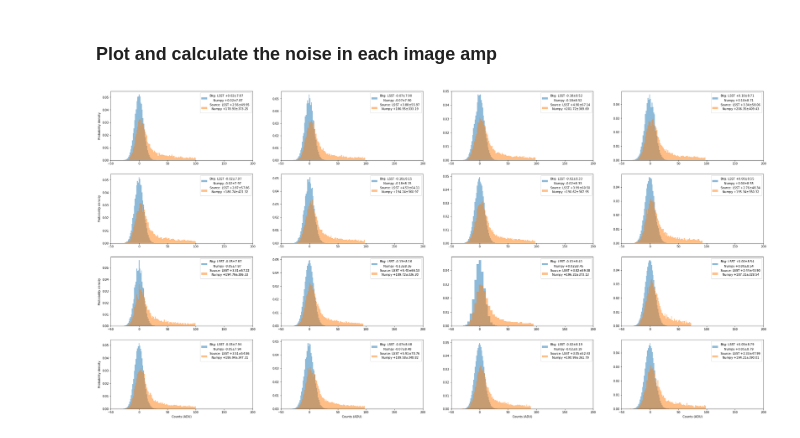
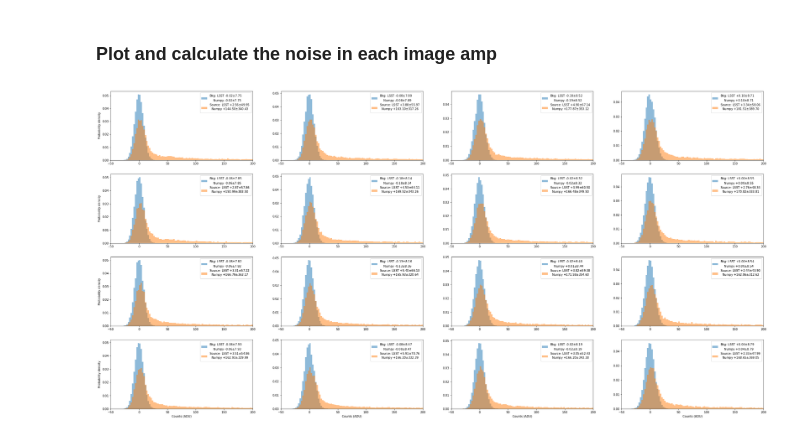
Before and after one commit to lsst/bootcamp-work, a Jupyter notebook: examples/noise_on_FE55.ipynb, the cells around one changed output. Saved outputs shown, nothing was run; the diff lists cells and outputs as text; code cells hidden in the pictures.

Commit message:
fixed histogram bug truncating plot

```diff
--- a/examples/noise_on_FE55.ipynb
+++ b/examples/noise_on_FE55.ipynb
@@ -119,6 +119,7 @@ for i,amp in enumerate(detector):
     bkgd = np.median(arr) # estimate a background and subtract it
     arr -= bkgd # this is pointers so running once means we have changed the array
 
+
     # detect sources and set mask bit
     thresh = afwDetection.Threshold(100)
     fs = afwDetection.FootprintSet(work_img, thresh) # detect hits
@@ -131,42 +132,54 @@ for i,amp in enumerate(detector):
     maskDict = work_img.getMask().getMaskPlaneDict()
     detected = maskDict["DETECTED"]
 
+    #get pixels and masks
     mask_pixels = work_img.getMask().getArray()
     pixels =  work_img.getImage().getArray()
+
+
 
     # calculate statistics on images with and without detected mask using StatisticsControl
     sctrl = afwMath.StatisticsControl()
     sctrl.setAndMask(detected)
     stat = afwMath.makeStatistics(work_img, afwMath.STDEV | afwMath.MEAN , sctrl)
     lsstMeanDetected = stat.getValue(afwMath.MEAN)
     lsstStdDetected = stat.getValue(afwMath.STDEV)
 
     sctrl.setAndMask(~detected)
     stat = afwMath.makeStatistics(work_img, afwMath.STDEV | afwMath.MEAN , sctrl)
     lsstMean = stat.getValue(afwMath.MEAN)
     lsstStd = stat.getValue(afwMath.STDEV)
 
+    # calculate statistics on images with and without detected mask using pixel values
+    sourcePixels = [np.bitwise_and(mask_pixels,2**detected) == 2**detected]
+    bkgPixels = [np.bitwise_and(mask_pixels,2**detected) != 2**detected]
 
-    # calculate statistics on images with and without detected mask using pixel values
-    meanDetected = pixels[np.bitwise_and(mask_pixels,2**detected) == 2**detected].mean()
-    stdDetected = pixels[np.bitwise_and(mask_pixels,2**detected) == 2**detected].std()
+    meanDetected = pixels[sourcePixels].mean()
+    stdDetected = pixels[sourcePixels].std()
 
-    mean = pixels[np.bitwise_and(mask_pixels,2**detected) != 2**detected].mean()
-    std = pixels[np.bitwise_and(mask_pixels,2**detected) != 2**detected].std()
+    mean = pixels[bkgPixels].mean()
+    std = pixels[bkgPixels].std()
 
+#    print (len(pixels[np.bitwise_and(mask_pixels,2**detected) != 2**detected]) +
+#           len(pixels[np.bitwise_and(mask_pixels,2**detected) == 2**detected]))
+#    print (pixels.shape[0]*pixels.shape[1])
 
     indx = i%4
     indy = i//4
-    bins = axs[indx][indy].hist(pixels[np.bitwise_and(mask_pixels,2**detected) != 2**detected], bins=100, density=True, alpha=0.5,
+
+    # plot histograms of values
+    xmin = -50
+    xmax = 200
+    bins = axs[indx][indy].hist(pixels[bkgPixels], bins=100, range=(xmin, xmax), density=True, alpha=0.5,
                                 label='Bkg: LSST {:+.2f}$\pm${:.2f} \n    Numpy {:+.2f}$\pm${:.2f}'.format(lsstMean, lsstStd, mean, std))
-    axs[indx][indy].hist(pixels[np.bitwise_and(mask_pixels,2**detected) == 2**detected], bins=bins[1], density=True,  alpha=0.5,
+    axs[indx][indy].hist(pixels[sourcePixels], bins=100, range=(xmin, xmax), density=True,  alpha=0.5,
                          label='Source: LSST {:+.2f}$\pm${:.2f} \n  Numpy {:+.2f}$\pm${:.2f}'.format(lsstMeanDetected, lsstStdDetected,
                                                                                                      meanDetected, stdDetected))
     axs[indx][indy].legend()
-    axs[indx][indy].set_xlim(-50,200)
+    axs[indx][indy].set_xlim(xmin, xmax)
     if indx == 3:
         axs[indx][indy].set_xlabel('Counts (ADU)')
     if indy == 0:
         axs[indx][indy].set_ylabel('Probability density')
 # %% [output]
-[figure, old version]
+[figure, new version]
```
